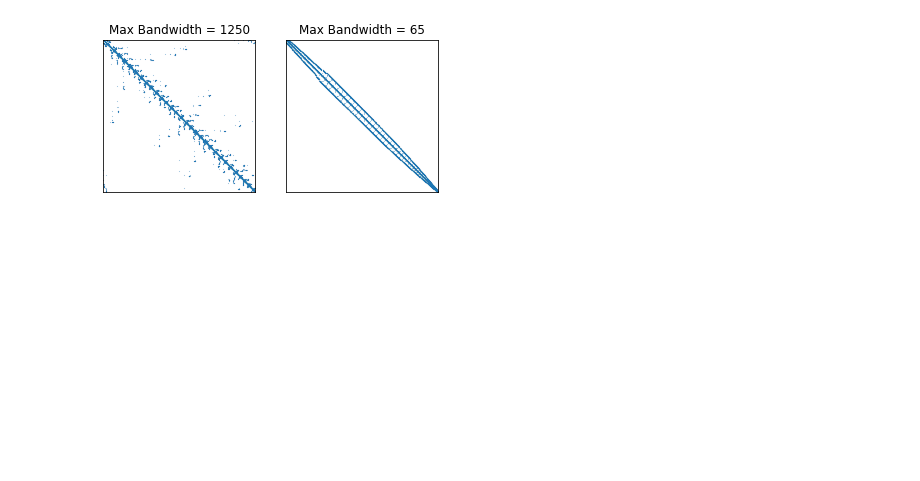
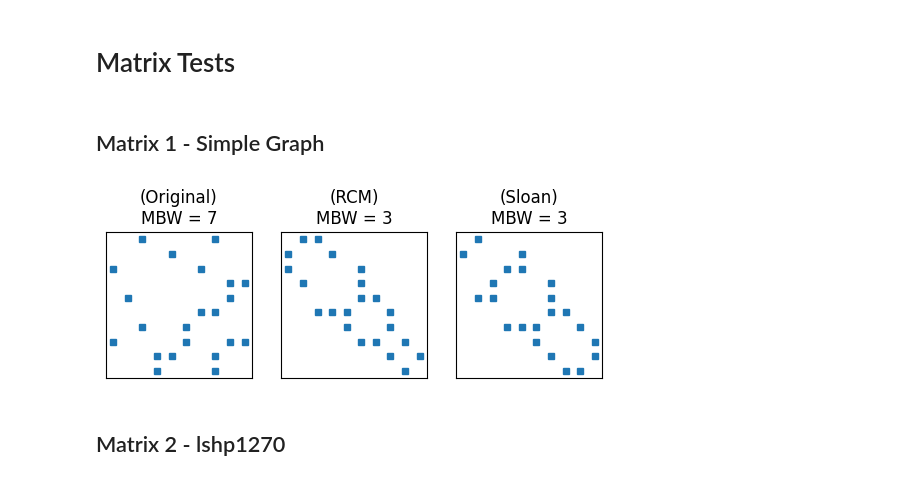
Before and after one commit to Dev-Gabriel-Braga/lmcv_tools, a Jupyter notebook: docs/notebooks/Optimization - Nodal Reordering.ipynb, the cells around one changed output. Drawn from its saved outputs; the diff is of its cells as text; code cells hidden in the pictures; blank space fills up the shorter version.

Commit message:
reorder: Adição de Implementação Experimental do Método de Sloan no Notebook de Reordenação Nodal

```diff
--- a/docs/notebooks/Optimization - Nodal Reordering.ipynb
+++ b/docs/notebooks/Optimization - Nodal Reordering.ipynb
@@ -11,3 +214,48 @@ Matrix Test
+# %% [markdown]
+# Matrix Tests
+# %% [markdown]
+## Matrix 1 - Simple Graph
+# %%
+matrix_1 = lil_matrix((10, 10))
+
+connections = ((0, 2), (2, 6), (6, 5), (5, 7), (7, 0), (7, 8), (7, 9), (8, 3), (3, 9), (8, 4), (4, 1))
+
+for i, j in connections:
+    matrix_1[i, j] = 1
+    matrix_1[j, i] = 1
+
+matrix_1 = matrix_1.tocsr()
+# %%
+# Reordenando Matriz - RCM
+o1_rcm = rcm(matrix_1).tolist()
+new_m1_rcm = lil_matrix(matrix_1.shape)
+for i, j in zip(*matrix_1.nonzero()):
+   i = o1_rcm.index(i)
+   j = o1_rcm.index(j)
+   new_m1_rcm[i, j] = True
+new_m1_rcm = new_m1_rcm.tocsr()
+
+# Reordenando Matriz - Sloan
+o1_sloan = reorder_sloan(matrix_1)
+new_m1_sloan = lil_matrix(matrix_1.shape)
+for i, j in zip(*matrix_1.nonzero()):
+   i = o1_sloan[i]
+   j = o1_sloan[j]
+   new_m1_sloan[i, j] = True
+new_m1_sloan = new_m1_sloan.tocsr()
+# %%
+# Exibindo Matrizes Esparsas
+matrix_dict = {
+   'Original': matrix_1,
+   'RCM': new_m1_rcm,
+   'Sloan': new_m1_sloan
+}
+
+plot_results(matrix_dict, 4.0)
+# %% [output]
+[figure, added]
+# %% [markdown]
+## Matrix 2 - lshp1270
 # %%
 # Lendo Dados
 matrix_file = open('./matrix/lshp1270.mtx', 'r')
@@ -48,26 +302,0 @@ new_matrix = new_matrix.tocsr()
-# %%
-# Exibindo Matrizes Esparsas
-fig, ax = plt.subplots(1, 2)
-params = {
-   'left': False,
-   'top': False,
-   'bottom': False,
-   'labelleft': False,
-   'labeltop': False,
-}
-
-bd_1 = bandwidth(matrix.toarray())
-title_1 = f'Max Bandwidth = {bd_1[0]}'
-ax[0].set_title(title_1)
-ax[0].spy(matrix, markersize=0.1)
-ax[0].tick_params(**params)
-
-bd_2 = bandwidth(new_matrix.toarray())
-title_2 = f'Max Bandwidth = {bd_2[0]}'
-ax[1].set_title(title_2)
-ax[1].spy(new_matrix, markersize=0.1)
-ax[1].tick_params(**params)
-
-plt.show()
-# %% [output]
-[figure, removed]
```
Also changed, not shown: parts of 13 cells of this notebook.
